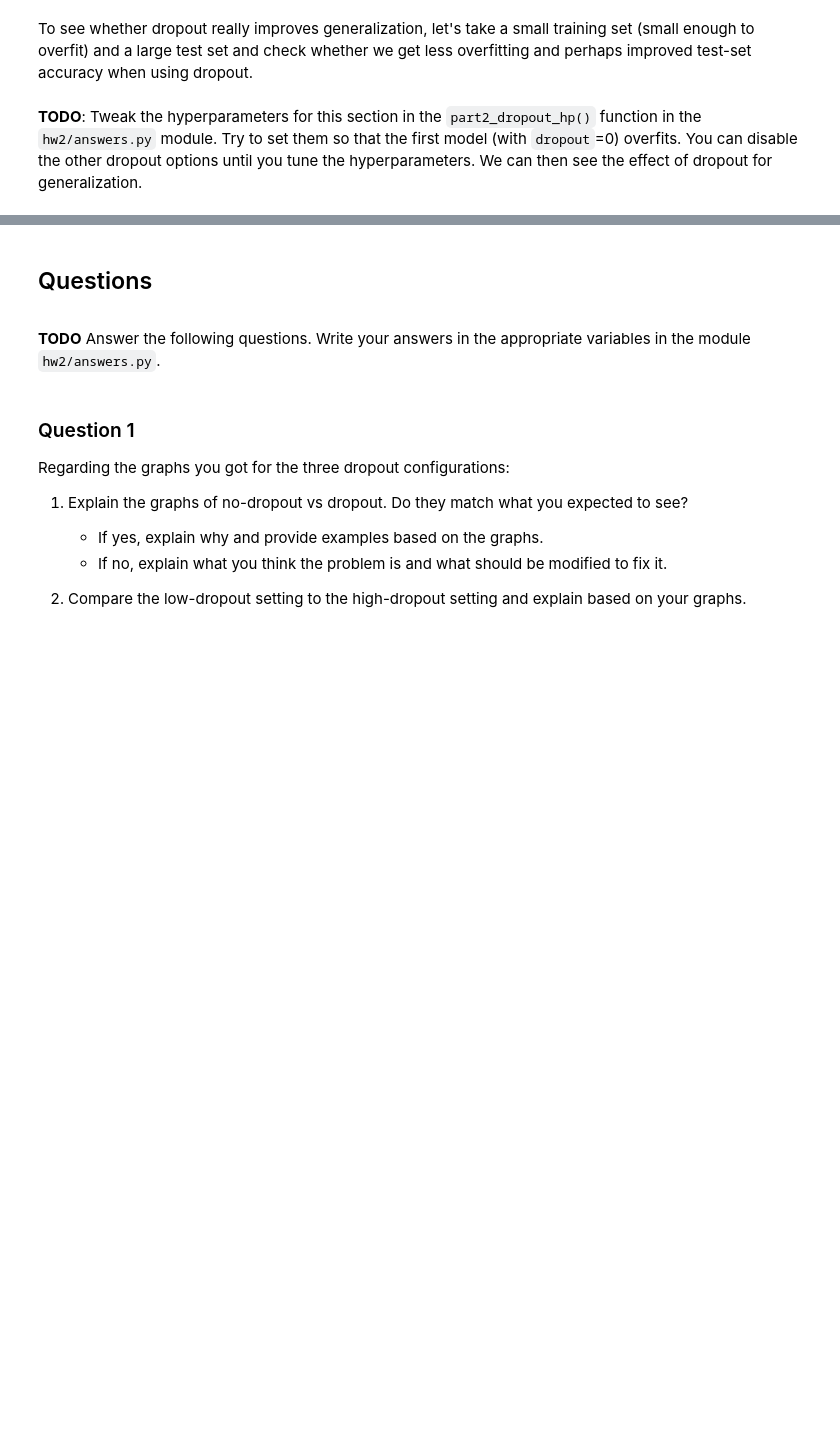
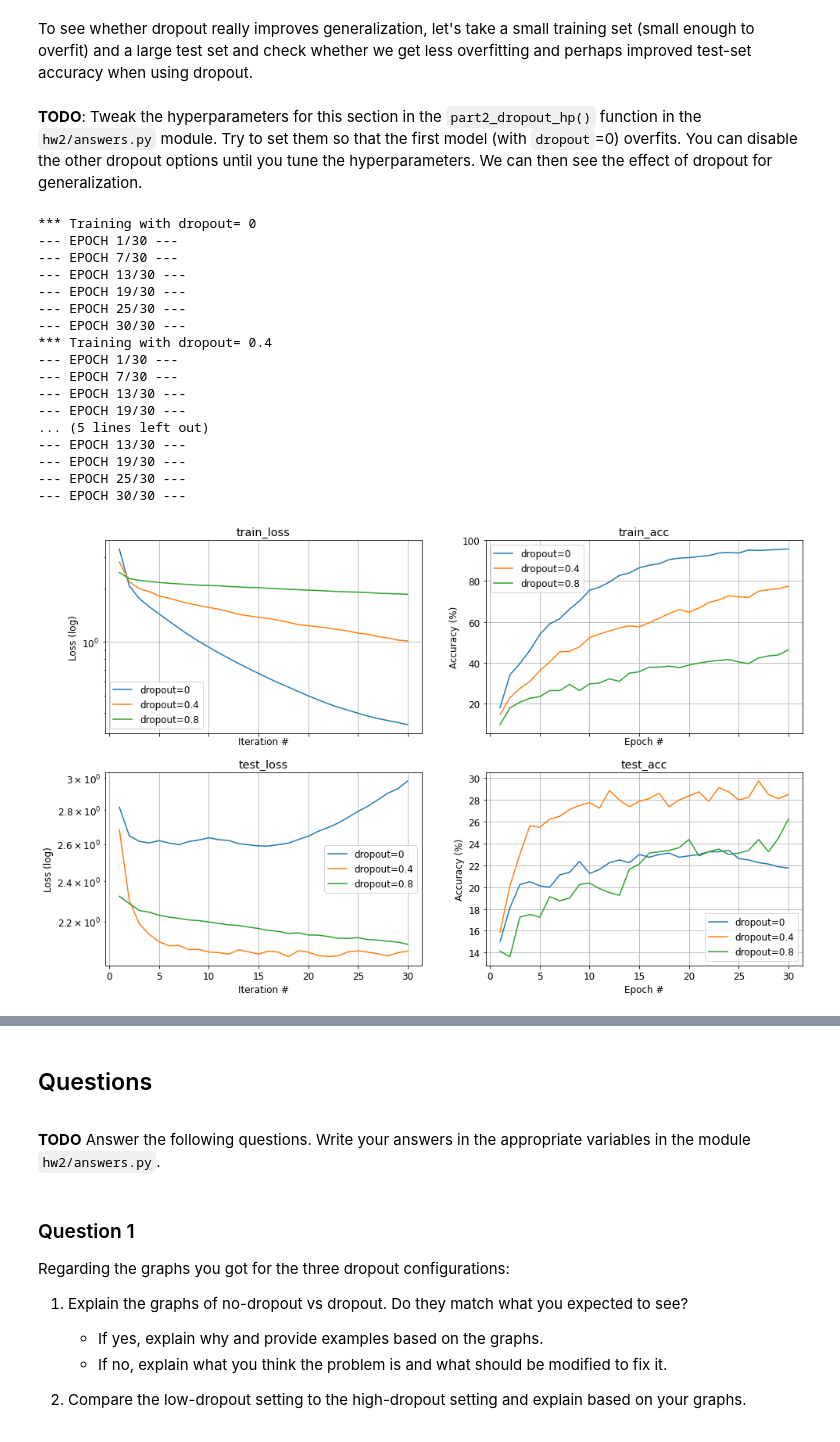
Before and after one commit to matansudry/DL_CS_hw2, a Jupyter notebook: Part2_Optimization.ipynb, the cells around one changed output, grey strips where cells are left out. Drawn from its saved outputs; the diff is of its cells as text; code cells hidden in the pictures; blank space fills up the shorter version.

```diff
--- a/Part2_Optimization.ipynb
+++ b/Part2_Optimization.ipynb
@@ -417,3 +469,37 @@ Tweak the hyperparameters for this section in the `part2_dropout_hp()` function
 hp = answers.part2_dropout_hp()
 hidden_features = [400] * 1
 num_epochs = 30
+# %%
+hp = {'wstd': 0.1, 'lr': 0.001}
+# %%
+torch.manual_seed(seed)
+fig=None
+#for dropout in [0]:  # Use this for tuning the hyperparms until you overfit
+for dropout in [0, 0.4, 0.8]:
+    model = blocks.MLP(in_features, num_classes, hidden_features, wstd=hp['wstd'], dropout=dropout)
+    loss_fn = blocks.CrossEntropyLoss()
+    optimizer = optimizers.MomentumSGD(model.params(), learn_rate=hp['lr'], reg=0)
+
+    print('*** Training with dropout=', dropout)
+    trainer = training.BlocksTrainer(model, loss_fn, optimizer)
+    fit_res_dropout = trainer.fit(dl_train, dl_test, num_epochs, max_batches=max_batches, print_every=6)
+    fig, axes = plot_fit(fit_res_dropout, fig=fig, legend=f'dropout={dropout}', log_loss=True)
+# %% [output]
+*** Training with dropout= 0
+--- EPOCH 1/30 ---
+--- EPOCH 7/30 ---
+--- EPOCH 13/30 ---
+--- EPOCH 19/30 ---
+--- EPOCH 25/30 ---
+--- EPOCH 30/30 ---
+*** Training with dropout= 0.4
+--- EPOCH 1/30 ---
+--- EPOCH 7/30 ---
+--- EPOCH 13/30 ---
+--- EPOCH 19/30 ---
+... (5 lines left out)
+--- EPOCH 13/30 ---
+--- EPOCH 19/30 ---
+--- EPOCH 25/30 ---
+--- EPOCH 30/30 ---
+[figure, added]
```
Also changed, not shown: parts of 8 cells of this notebook, 3 other files.
